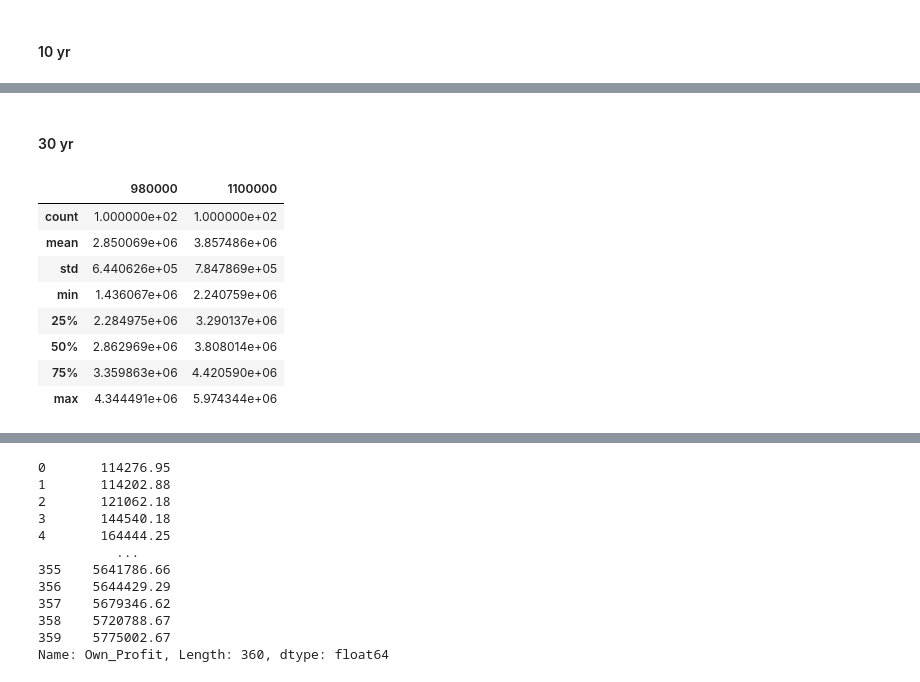
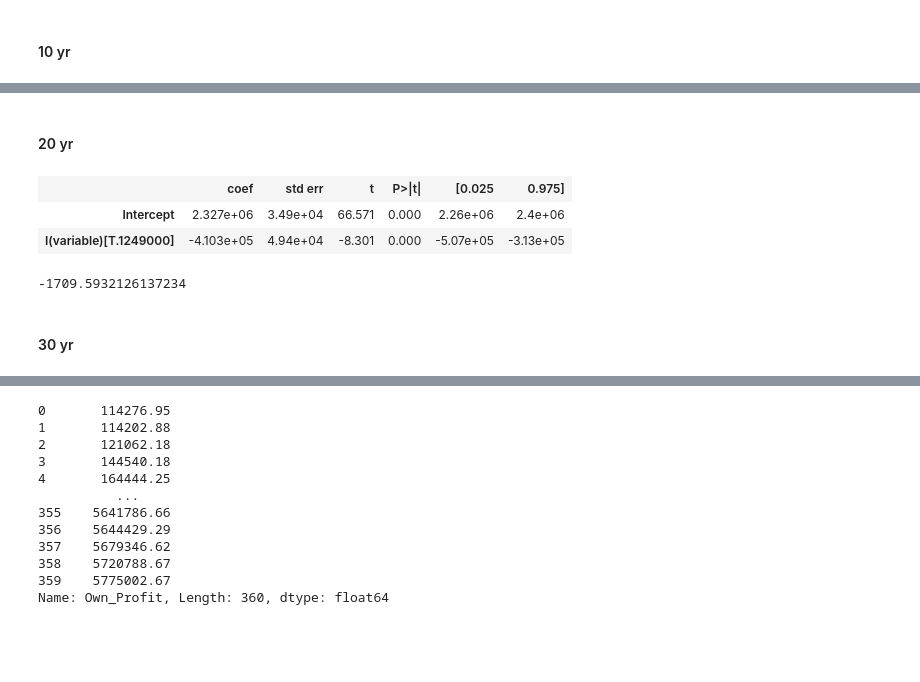
Before and after one commit to peter-amerkhanian/peter-amerkhanian.github.io, a Jupyter notebook: in-progress/reno_model/index.ipynb, the cells around one changed output, grey strips where cells are left out. Cells and saved outputs as stored; diff of their text form; code cells hidden in the pictures; blank space fills up the shorter version.

```diff
--- a/in-progress/reno_model/index.ipynb
+++ b/in-progress/reno_model/index.ipynb
@@ -358,17 +307,18 @@ mod.params.iloc[-1]/10/12
+# %% [markdown]
+#### 20 yr
+# %%
+mod = sm.regression.quantile_regression.QuantReg.from_formula("value ~ I(variable)", data =pd.DataFrame(yr_20).melt()).fit(q=0.5)
+mod.summary().tables[-1]
+# %% [output]
+|  | coef | std err | t | P>|t| | [0.025 | 0.975] |
+| Intercept | 2.327e+06 | 3.49e+04 | 66.571 | 0.000 | 2.26e+06 | 2.4e+06 |
+| I(variable)[T.1249000] | -4.103e+05 | 4.94e+04 | -8.301 | 0.000 | -5.07e+05 | -3.13e+05 |
+# %%
+mod.params.iloc[-1]/20/12
+# %% [output]
+-1709.5932126137234
 # %% [markdown]
 #### 30 yr
-# %%
-pd.DataFrame(profits).describe()
-# %% [output]
-|  | 980000 | 1100000 |
-| count | 1.000000e+02 | 1.000000e+02 |
-| mean | 2.850069e+06 | 3.857486e+06 |
-| std | 6.440626e+05 | 7.847869e+05 |
-| min | 1.436067e+06 | 2.240759e+06 |
-| 25% | 2.284975e+06 | 3.290137e+06 |
-| 50% | 2.862969e+06 | 3.808014e+06 |
-| 75% | 3.359863e+06 | 4.420590e+06 |
-| max | 4.344491e+06 | 5.974344e+06 |
 # %%
 mod = sm.regression.quantile_regression.QuantReg.from_formula("value ~ I(variable)", data =pd.DataFrame(profits).melt()).fit(q=0.5)
 mod.summary().tables[-1]
```
Also changed, not shown: parts of 20 cells of this notebook.
